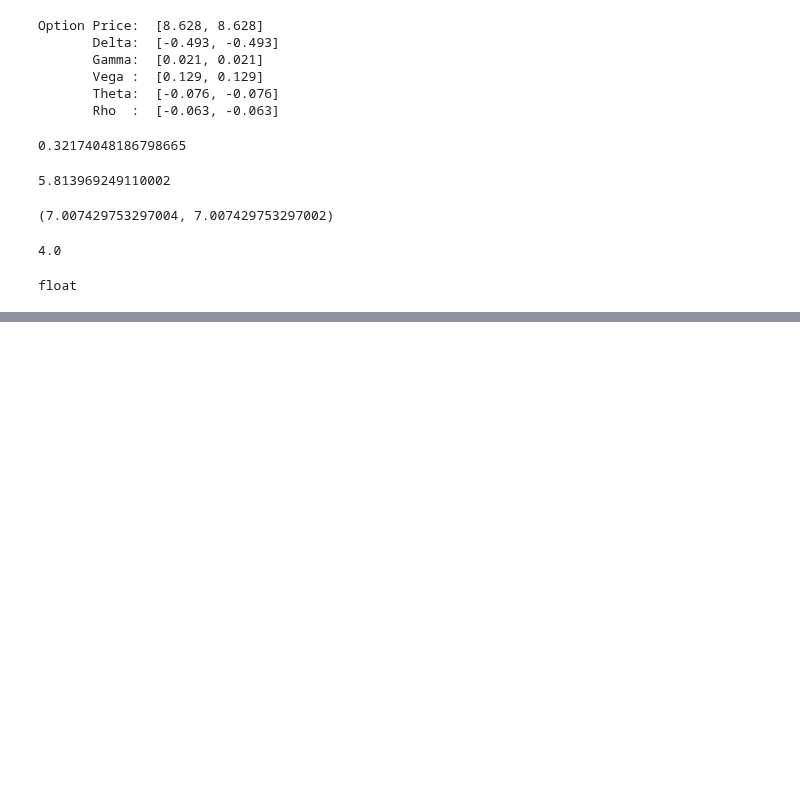
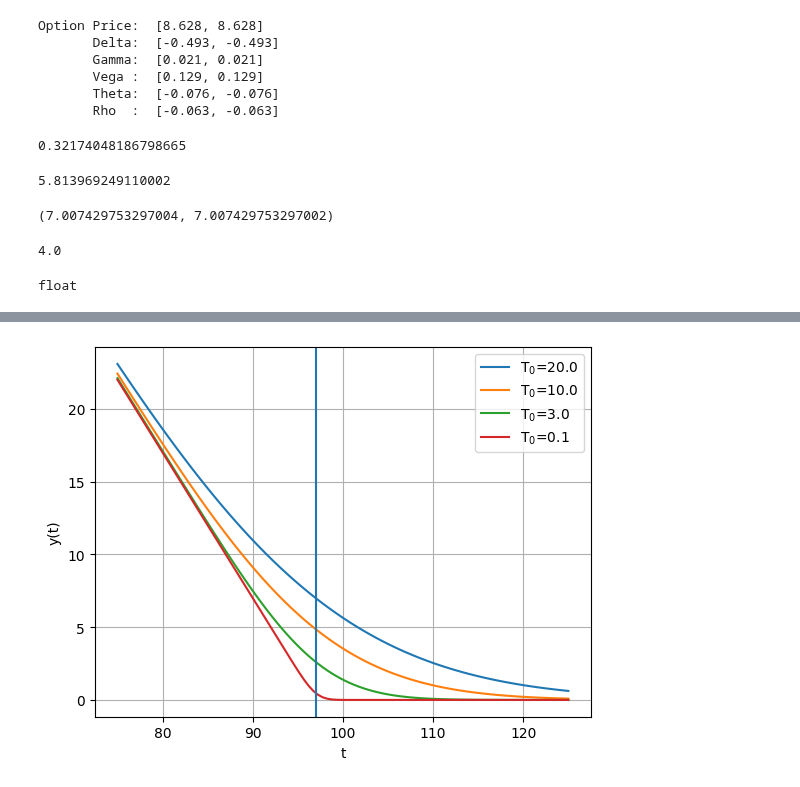
Before and after one commit to facklen/python_para_investimentos, a Jupyter notebook: BlackandSholes.ipynb, the cells around one changed output, grey strips where cells are left out. Cells and saved outputs as stored; diff of their text form; code cells hidden in the pictures; blank space fills up the shorter version.

```diff
--- a/BlackandSholes.ipynb
+++ b/BlackandSholes.ipynb
@@ -178,0 +180,14 @@ plt.show()
+# %%
+# Solução de BS para diferentes prazos
+for Ti in [20/252,10/252,3.0/252,0.1/252]:
+  y = blackScholes1(r, S, s, Ti, sigma,"c")
+  plt.plot(s,y,label=r'T$_0$='+str(Ti*252))
+
+plt.axvline(S,0,10)
+plt.grid()
+plt.legend()
+plt.xlabel('t')
+plt.ylabel('y(t)')
+plt.show()
+# %% [output]
+[figure, added]
```
Also changed, not shown: parts of 2 cells of this notebook.
